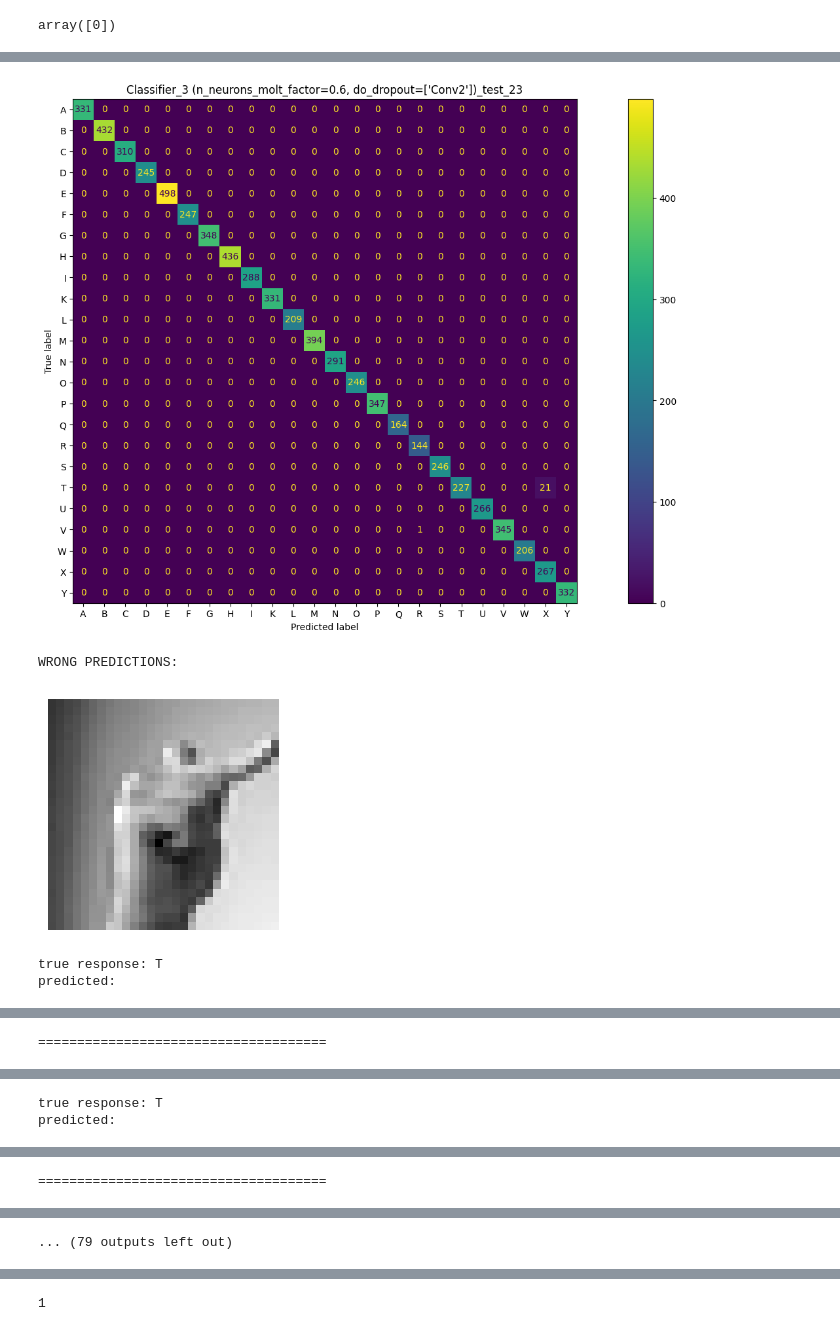
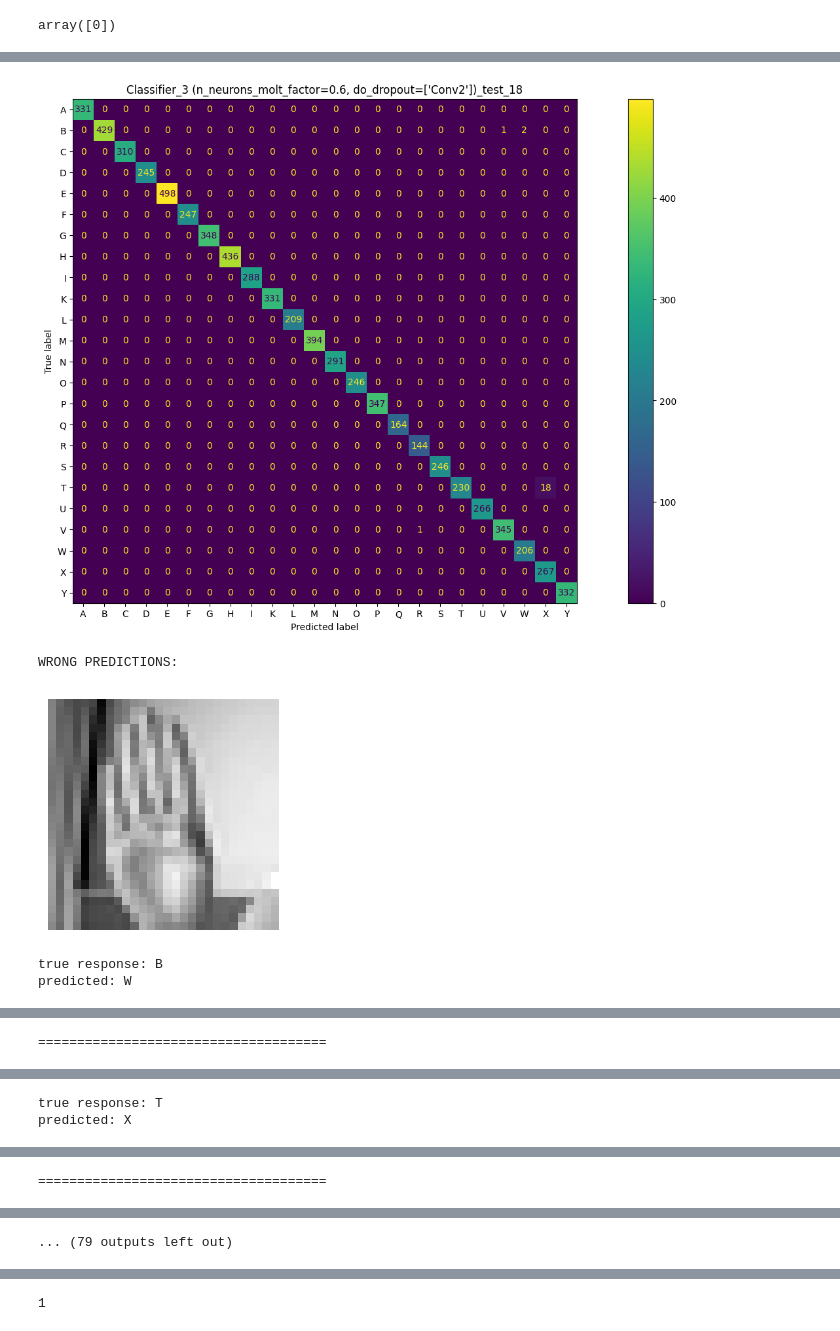
Before and after one commit to Lotto98/Sign-Language-MNIST, a Jupyter notebook: src/Classifier_3.ipynb, the cells around one changed output, grey strips where cells are left out. Drawn from its saved outputs; the diff is of its cells as text; code cells hidden in the pictures.

```diff
--- a/src/Classifier_3.ipynb
+++ b/src/Classifier_3.ipynb
@@ -116,4 +114,4 @@ Name: 22, dtype: object
 # %%
-best_model = NeuralNetwork.load_NN(all_results.iloc[23], classifiers_dict, torch.device("cuda"), (28,28))
+best_model = NeuralNetwork.load_NN(all_results.iloc[18], classifiers_dict, torch.device("cuda"), (28,28))
 best_model.explore_wrong_predictions()
 # %% [output]
@@ -121,22 +119,22 @@ Loaded model: Classifier_3 (n_neurons_molt_factor=0.6, do_dropout=['Conv2'])_tes
 
 
 Architecture:
 name: Classifier_3 (n_neurons_molt_factor=0.6, do_dropout=['Conv2'])
 ==========================================================================================
 Layer (type:depth-idx)                   Output Shape              Param #
 ==========================================================================================
 ├─Sequential: 1-1                        [-1, 32, 12, 12]          --
 |    └─Conv2d: 2-1                       [-1, 32, 24, 24]          832
 |    └─MaxPool2d: 2-2                    [-1, 32, 12, 12]          --
 |    └─ReLU: 2-3                         [-1, 32, 12, 12]          --
 ... (25 lines left out)
 Forward/backward pass size (MB): 0.18
 Params size (MB): 0.53
 Estimated Total Size (MB): 0.71
 ==========================================================================================
 [figure]
 WRONG PREDICTIONS:
-[figure, old version]
+[figure, new version]
-true response: T
-predicted:
+true response: B
+predicted: W
 {'A': 0.0,
@@ -159,7 +157,7 @@ predicted:
 =====================================
 [figure]
 true response: T
-predicted:
+predicted: X
 {'A': 0.0,
  'B': 0.0,
  'C': 0.0,
```
Also changed, not shown: parts of 11 cells of this notebook, 3 other files.
